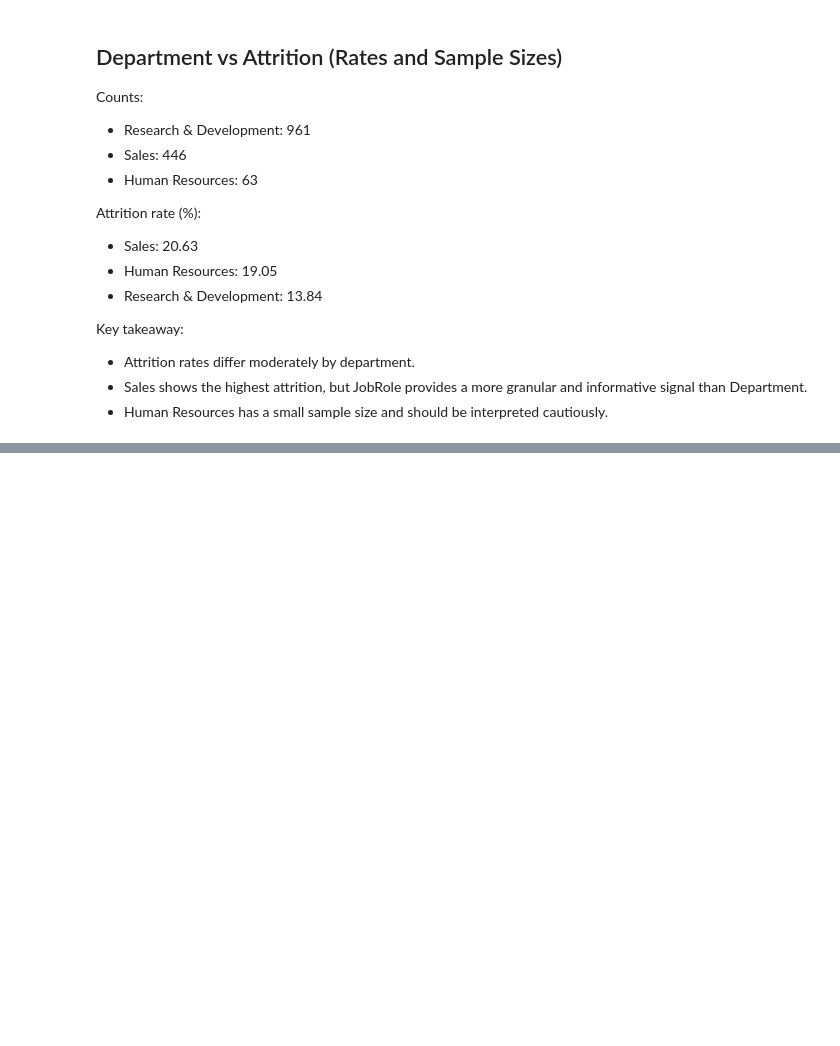
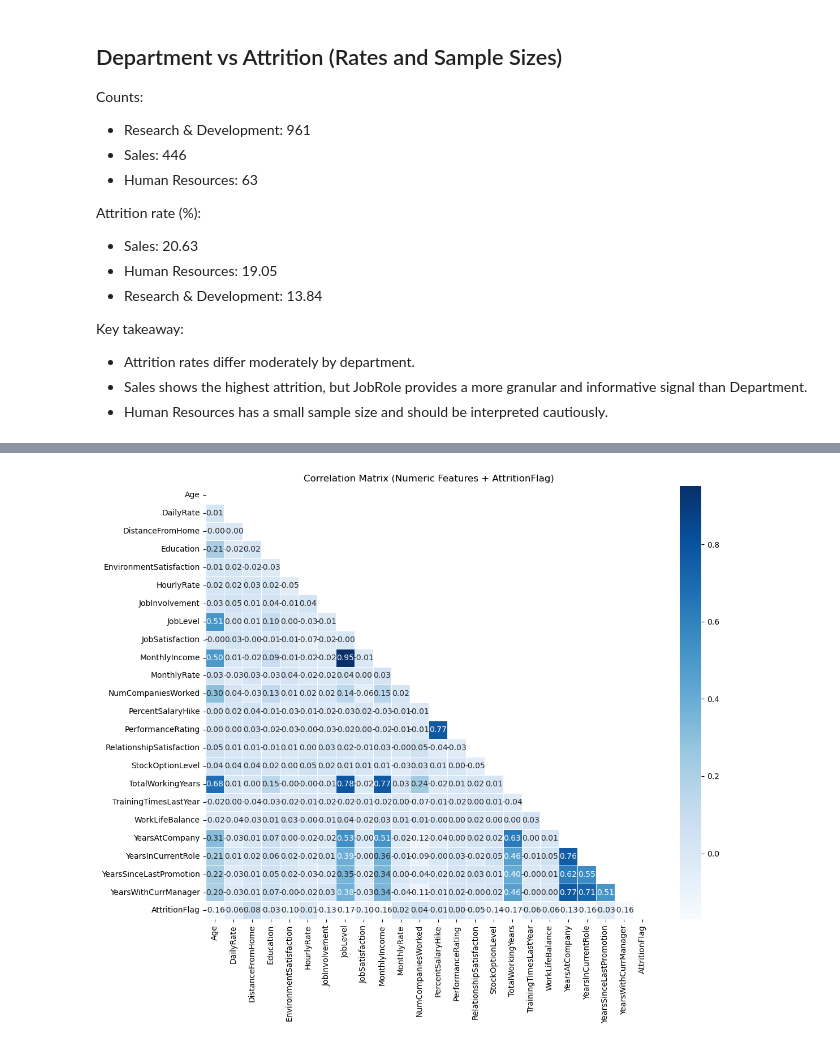
Before and after one commit to kaganmart9/employee-attrition-risk-analysis, a Jupyter notebook: notebooks/02_eda.ipynb, the cells around one changed output, grey strips where cells are left out. Cells and saved outputs as stored; diff of their text form; code cells hidden in the pictures; blank space fills up the shorter version.

```diff
--- a/notebooks/02_eda.ipynb
+++ b/notebooks/02_eda.ipynb
@@ -828,0 +934,18 @@ Key takeaway:
+# %%
+import numpy as np
+
+df_corr = df.copy()
+df_corr["AttritionFlag"] = (df_corr["Attrition"] == "Yes").astype(int)
+
+corr_cols = [c for c in num_cols if c in df_corr.columns] + ["AttritionFlag"]
+corr = df_corr[corr_cols].corr(numeric_only=True)
+
+mask = np.triu(np.ones_like(corr, dtype=bool))
+
+plt.figure(figsize=(12, 10))
+sns.heatmap(corr, mask=mask, cmap="Blues", annot=True, fmt=".2f", linewidths=0.5)
+plt.title("Correlation Matrix (Numeric Features + AttritionFlag)")
+plt.tight_layout()
+plt.show()
+# %% [output]
+[figure, added]
```
Also changed, not shown: parts of 13 cells of this notebook.
